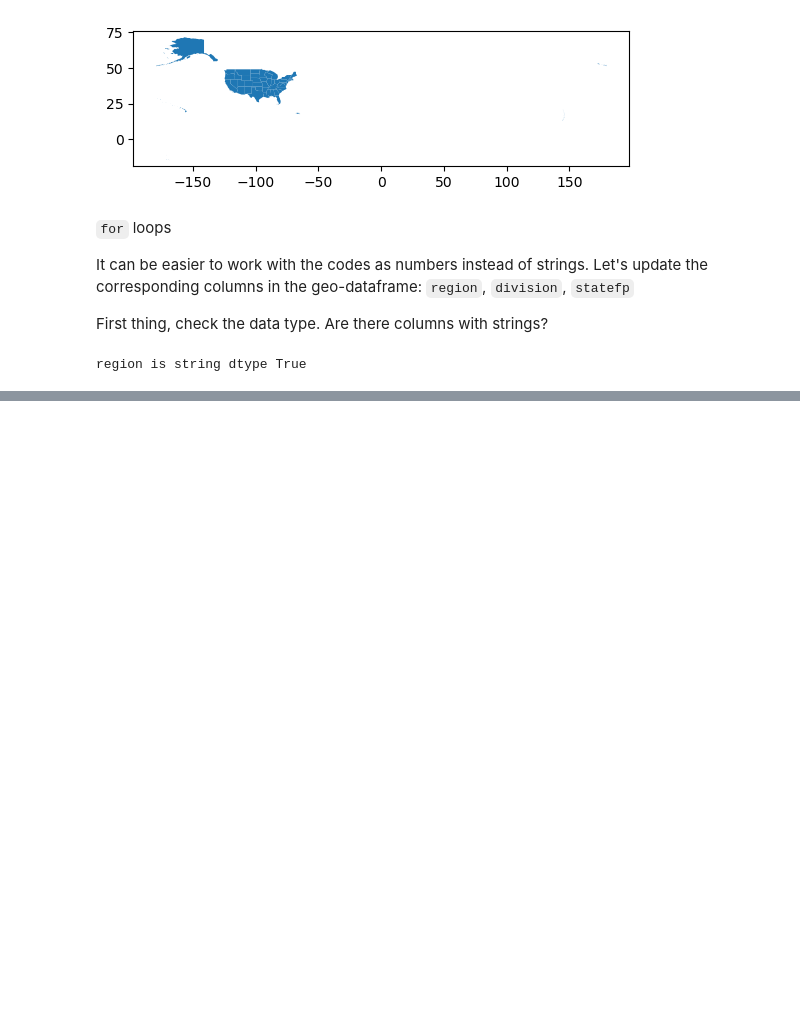
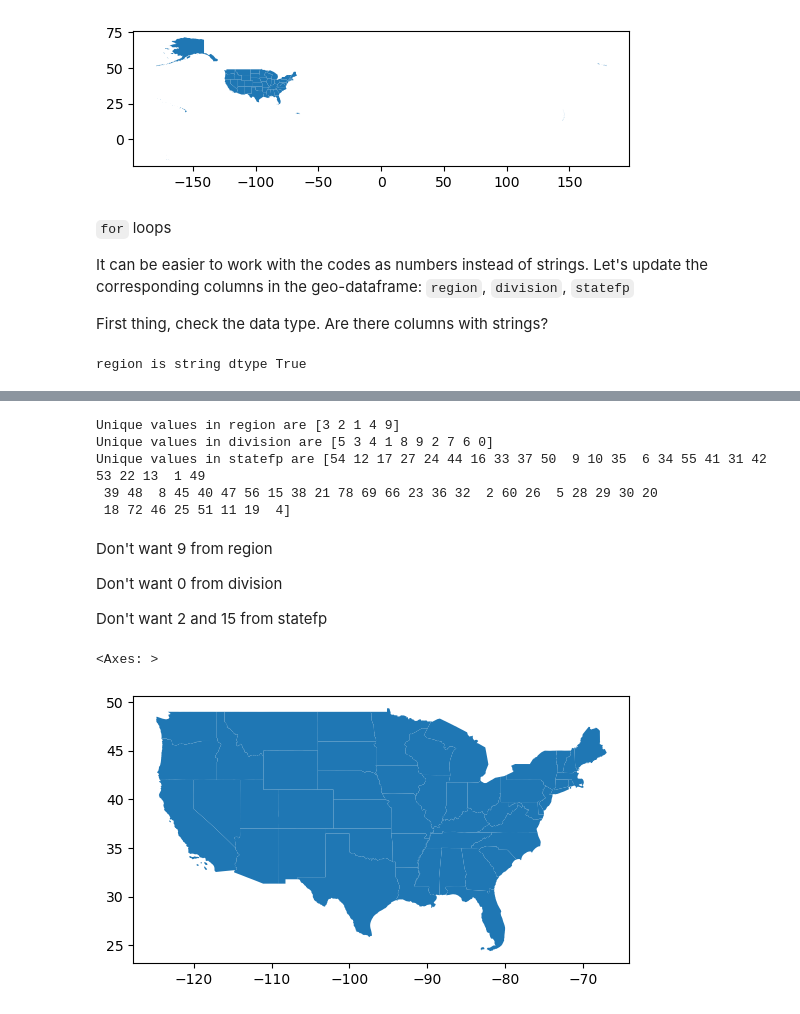
Before and after one commit to haylee360/eds220-2024-in-class, a Jupyter notebook: week5-csv-to-geodif.ipynb, the cells around one changed output, grey strips where cells are left out. Cells and saved outputs as stored; diff of their text form; code cells hidden in the pictures; blank space fills up the shorter version.

```diff
--- a/week5-csv-to-geodif.ipynb
+++ b/week5-csv-to-geodif.ipynb
@@ -130,6 +130,7 @@ os.getcwd()
 # %%
 # Create absolute filepath to data
-fp = os.path.join('/', 'courses', 'EDS220', 'data', 'tl_2022_us_state', 'tl_2022_us_state.shp')
+# fp = os.path.join('/', 'courses', 'EDS220', 'data', 'tl_2022_us_state', 'tl_2022_us_state.shp')
+fp = os.path.join('data', 'tl_2022_us_state', 'tl_2022_us_state.shp')
 
 # Import states data
 states = gpd.read_file(fp)
@@ -162,0 +166,6 @@ region is string dtype True
+# %%
+code_cols = ['region','division', 'statefp']
+
+# Check whether code columns are strings
+for column in code_cols:
+    print(f"{column} is string dtype {is_string_dtype(states[column])}")
@@ -162,0 +185,5 @@ region is string dtype True
+# %%
+# Update code columns into integers
+for column in code_cols:
+    states[column] = states[column].astype('int') # here you use brackets cuz it's in for loop, not a method
+    assert is_numeric_dtype(states[column]) # Check conversion
@@ -162,0 +212,24 @@ region is string dtype True
+# %%
+# Check unique values in desired column
+for column in code_cols:
+    print(f"Unique values in {column} are {states[column].unique()}")
+# %% [output]
+Unique values in region are [3 2 1 4 9]
+Unique values in division are [5 3 4 1 8 9 2 7 6 0]
+Unique values in statefp are [54 12 17 27 24 44 16 33 37 50  9 10 35  6 34 55 41 31 42 53 22 13  1 49
+ 39 48  8 45 40 47 56 15 38 21 78 69 66 23 36 32  2 60 26  5 28 29 30 20
+ 18 72 46 25 51 11 19  4]
+# %% [markdown]
+Don't want 9 from region
+
+Don't want 0 from division
+
+Don't want 2 and 15 from statefp
+# %%
+# Select contiguous US states
+contiguous = states[(states.region!=9) & (~states.statefp.isin([2,15]))]
+# %%
+contiguous.plot()
+# %% [output]
+<Axes: >
+[figure, added]
```
Also changed, not shown: parts of 16 cells of this notebook.
